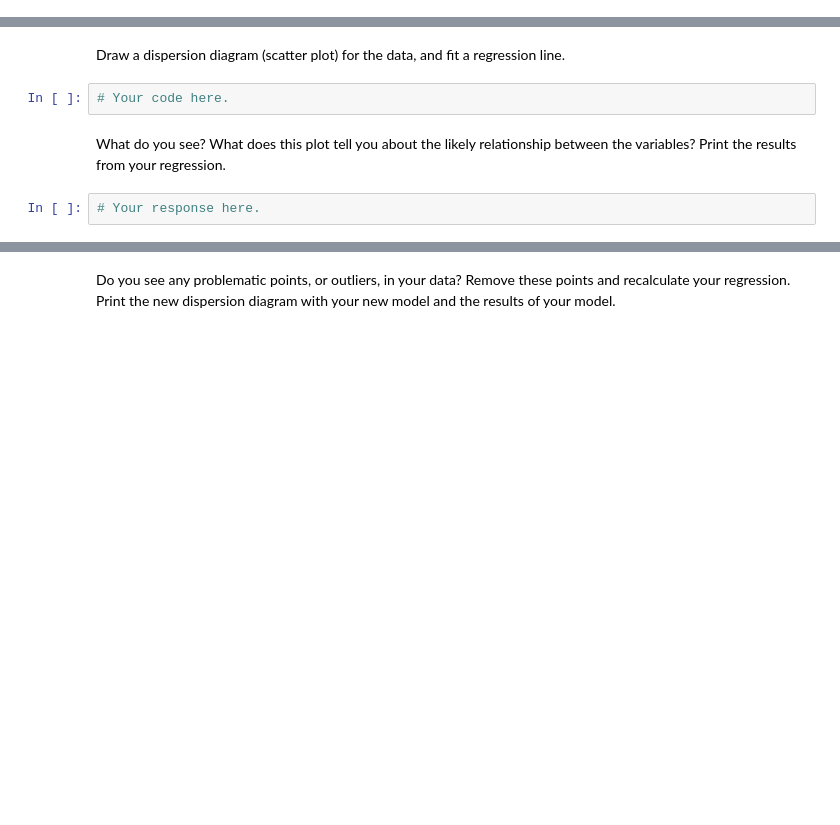
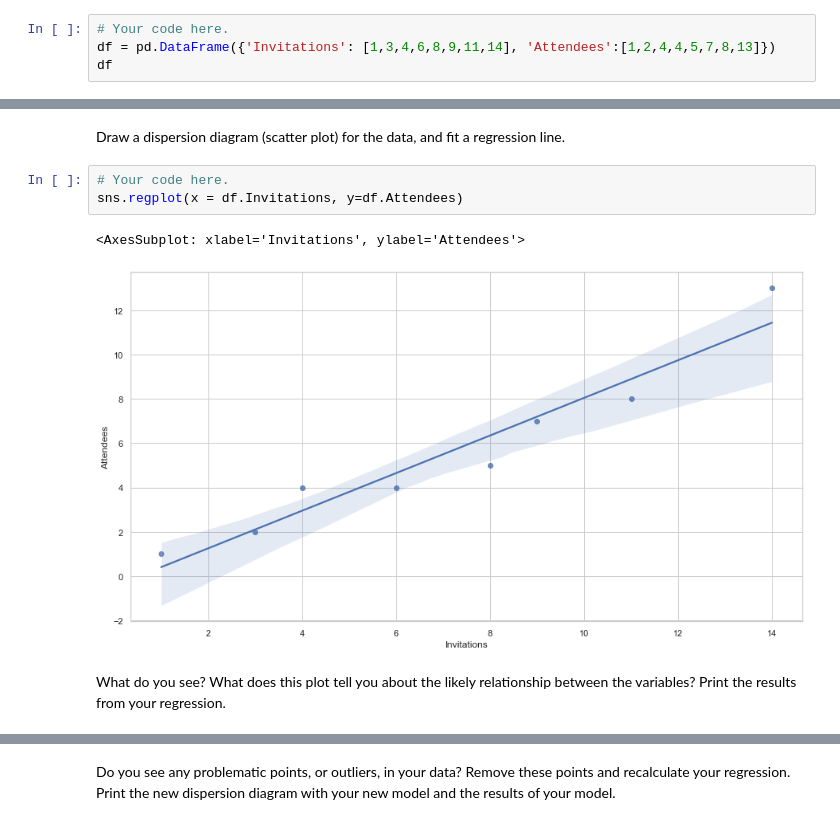
Before and after one commit to Ironhack-data-bcn-january-2023/lab-regression-analysis, a Jupyter notebook: your-code.ipynb, the cells around one changed output, grey strips where cells are left out. Saved outputs shown, nothing was run; the diff lists cells and outputs as text; blank space fills up the shorter version.

```diff
--- a/your-code.ipynb
+++ b/your-code.ipynb
@@ -265,0 +264,4 @@ First, build a dataframe with the data.
+# %%
+# Your code here.
+df = pd.DataFrame({'Invitations': [1,3,4,6,8,9,11,14], 'Attendees':[1,2,4,4,5,7,8,13]})
+df
@@ -267,7 +279,9 @@ First, build a dataframe with the data.
 Draw a dispersion diagram (scatter plot) for the data, and fit a regression line.
 # %%
 # Your code here.
+sns.regplot(x = df.Invitations, y=df.Attendees)
+# %% [output]
+<AxesSubplot: xlabel='Invitations', ylabel='Attendees'>
+[figure, added]
 # %% [markdown]
 What do you see? What does this plot tell you about the likely relationship between the variables? Print the results from your regression.
-# %%
-# Your response here.
```
Also changed, not shown: parts of 7 cells of this notebook.
